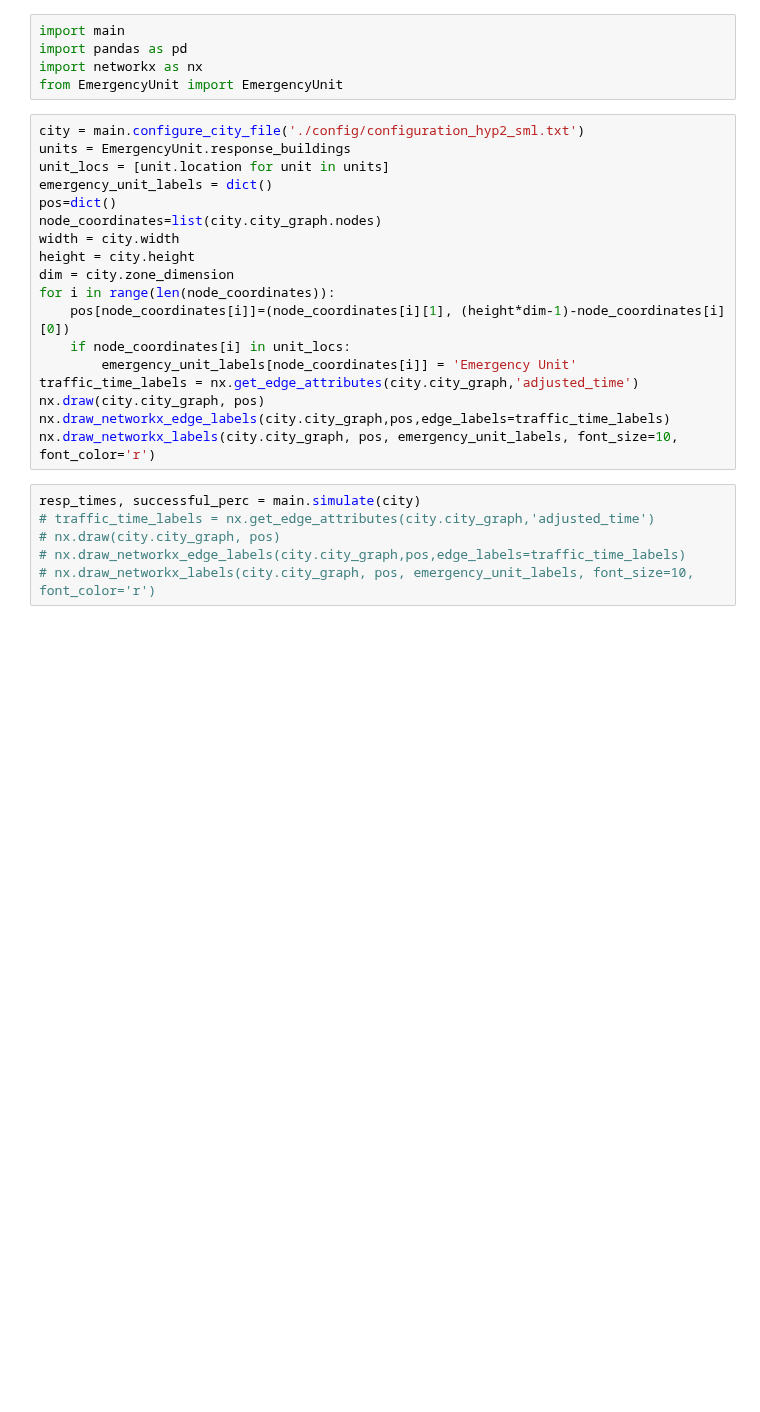
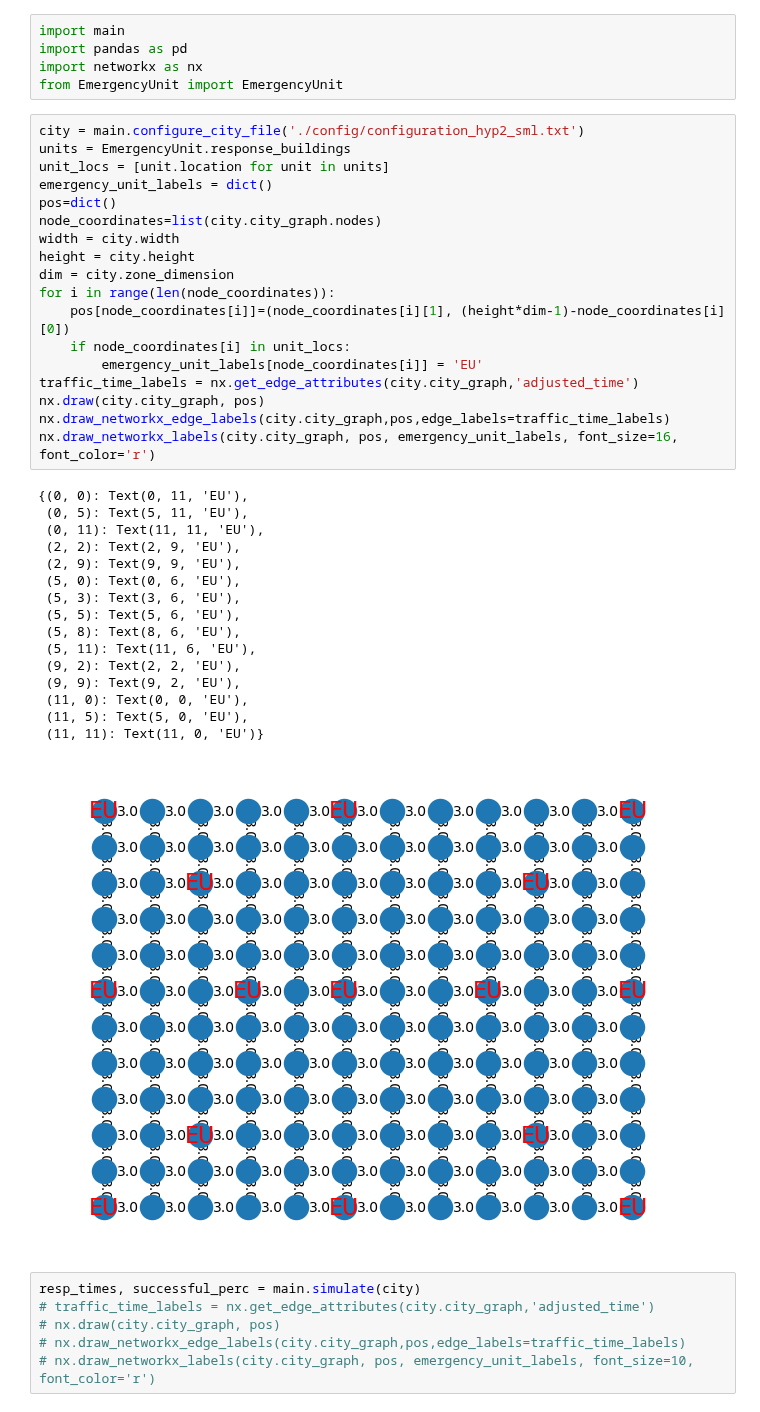
Before and after one commit to Praetor07/CityPlanner_MonteCarlo-Sim, a Jupyter notebook: Hypothesis 2.ipynb, the cells around one changed output. Drawn from its saved outputs; the diff is of its cells as text; blank space fills up the shorter version.

Commit message:
networkx graph plotting

```diff
--- a/Hypothesis 2.ipynb
+++ b/Hypothesis 2.ipynb
@@ -6,21 +6,38 @@ from EmergencyUnit import EmergencyUnit
 # %%
 city = main.configure_city_file('./config/configuration_hyp2_sml.txt')
 units = EmergencyUnit.response_buildings
 unit_locs = [unit.location for unit in units]
 emergency_unit_labels = dict()
 pos=dict()
 node_coordinates=list(city.city_graph.nodes)
 width = city.width
 height = city.height
 dim = city.zone_dimension
 for i in range(len(node_coordinates)):
     pos[node_coordinates[i]]=(node_coordinates[i][1], (height*dim-1)-node_coordinates[i][0])
     if node_coordinates[i] in unit_locs:
-        emergency_unit_labels[node_coordinates[i]] = 'Emergency Unit'
+        emergency_unit_labels[node_coordinates[i]] = 'EU'
 traffic_time_labels = nx.get_edge_attributes(city.city_graph,'adjusted_time')
 nx.draw(city.city_graph, pos)
 nx.draw_networkx_edge_labels(city.city_graph,pos,edge_labels=traffic_time_labels)
-nx.draw_networkx_labels(city.city_graph, pos, emergency_unit_labels, font_size=10, font_color='r')
+nx.draw_networkx_labels(city.city_graph, pos, emergency_unit_labels, font_size=16, font_color='r')
+# %% [output]
+{(0, 0): Text(0, 11, 'EU'),
+ (0, 5): Text(5, 11, 'EU'),
+ (0, 11): Text(11, 11, 'EU'),
+ (2, 2): Text(2, 9, 'EU'),
+ (2, 9): Text(9, 9, 'EU'),
+ (5, 0): Text(0, 6, 'EU'),
+ (5, 3): Text(3, 6, 'EU'),
+ (5, 5): Text(5, 6, 'EU'),
+ (5, 8): Text(8, 6, 'EU'),
+ (5, 11): Text(11, 6, 'EU'),
+ (9, 2): Text(2, 2, 'EU'),
+ (9, 9): Text(9, 2, 'EU'),
+ (11, 0): Text(0, 0, 'EU'),
+ (11, 5): Text(5, 0, 'EU'),
+ (11, 11): Text(11, 0, 'EU')}
+[figure, added]
 # %%
 resp_times, successful_perc = main.simulate(city)
 # traffic_time_labels = nx.get_edge_attributes(city.city_graph,'adjusted_time')
```
Also changed, not shown: parts of 1 cell of this notebook, 2 other files.
